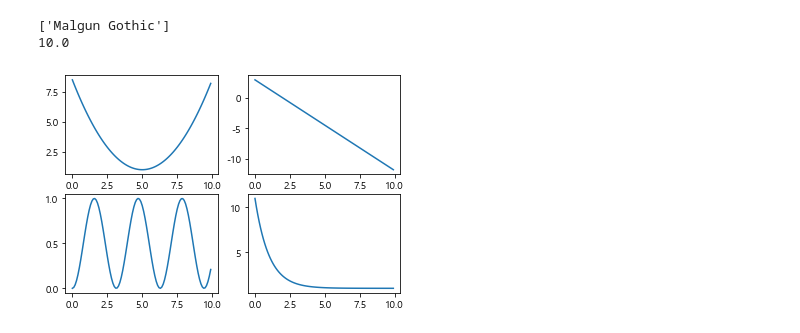
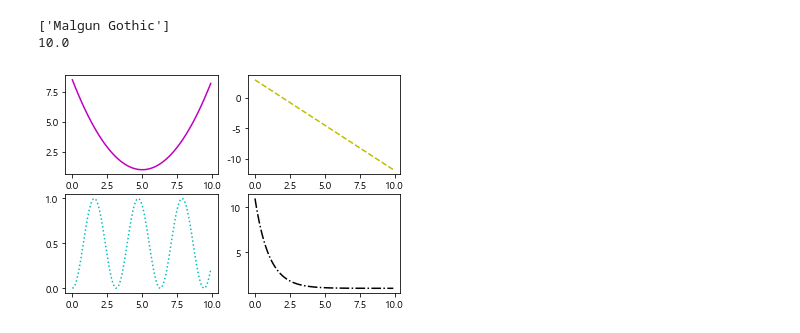
Before and after one commit to padawanR0k/summary, a Jupyter notebook: python/2020-10-26_numpy/matplotlib_pratice.ipynb, the cells around one changed output. Saved outputs shown, nothing was run; the diff lists cells and outputs as text; code cells hidden in the pictures.

```diff
--- a/python/2020-10-26_numpy/matplotlib_pratice.ipynb
+++ b/python/2020-10-26_numpy/matplotlib_pratice.ipynb
@@ -105,26 +103,40 @@ print (plt.rcParams['font.size'] )
 # %%
 import numpy as np
 
 # 데이터 생성
 x = np.arange(0, 10, 0.1)
 y1 = 0.3*(x-5)**2 + 1
 y2 = -1.5*x + 3
 y3 = np.sin(x)**2 # NumPy에서 sin()은 np.sin()으로 입력
 y4 = 10*np.exp(-x) + 1 # NumPy에서 exp()는 np.exp()로 입력
 
+
+# 색상옵션값
+first_line_color = 'm'
+second_line_color = 'y'
+third_line_color = 'c'
+fourth_line_color = 'k'
+
+# 선 스타일 옵션값
+first_line_style = '-'
+second_line_style = '--'
+third_line_style = ':'
+fourth_line_style = '-.'
+
+
 # 2 × 2 행렬로 이뤄진 하위 그래프에서 p에 따라 위치를 지정
 plt.subplot(2,2,1) # p는 1
-plt.plot(x,y1)
+plt.plot(x,y1, linestyle=first_line_style, color=first_line_color)
 
 plt.subplot(2,2,2) # p는 2
-plt.plot(x,y2)
+plt.plot(x,y2, linestyle=second_line_style, color=second_line_color)
 
 plt.subplot(2,2,3) # p는 3
-plt.plot(x,y3)
+plt.plot(x,y3, linestyle=third_line_style, color=third_line_color )
 
 plt.subplot(2,2,4) # p는 4
-plt.plot(x,y4)
+plt.plot(x,y4, linestyle=fourth_line_style, color=fourth_line_color )
 
 plt.show()
 # %% [output]
-[figure, old version]
+[figure, new version]
```
Also changed, not shown: parts of 14 cells of this notebook.
